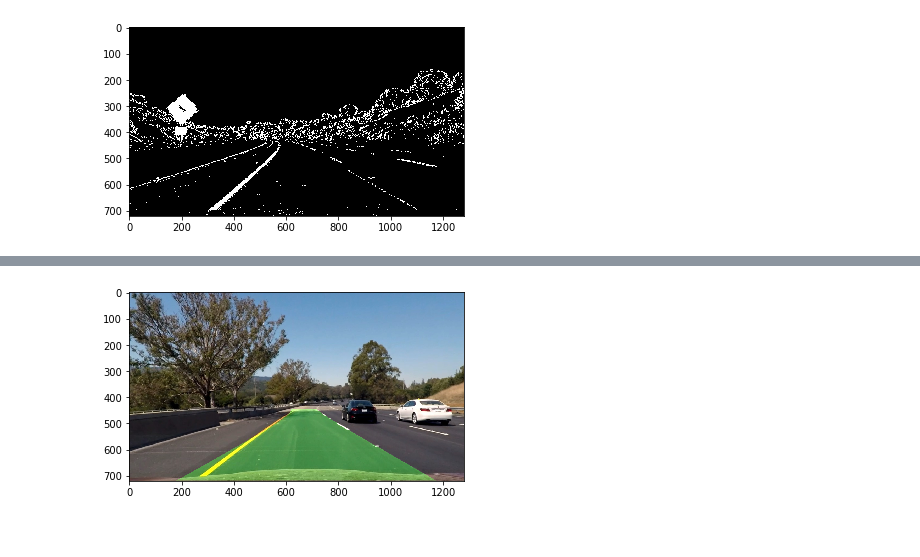
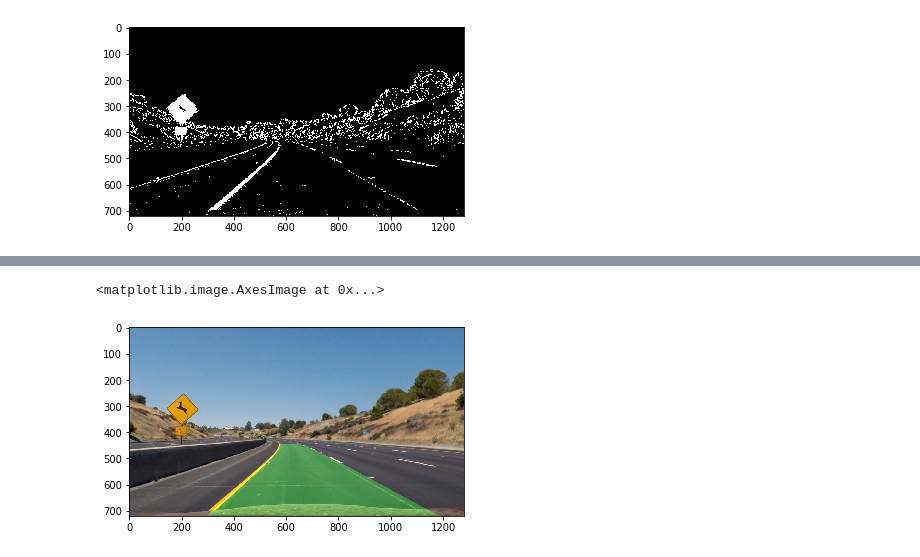
Before and after one commit to hackattendant/Lane-Detection-Python, a Jupyter notebook: Advanced-Lane-Lines.ipynb, the cells around one changed output, grey strips where cells are left out. Saved outputs shown, nothing was run; the diff lists cells and outputs as text; code cells hidden in the pictures.

```diff
--- a/Advanced-Lane-Lines.ipynb
+++ b/Advanced-Lane-Lines.ipynb
@@ -269,8 +267,8 @@ plt.savefig('output_images/undistThreshedTestImage.jpg')
 # %%
-image = mpimg.imread('test_images/test6.jpg')
-undist, mtx, dist  = cal_undistort(image, objpoints, imgpoints)
-threshed = threshold(undist)
-warped_binary = warp(threshed)
+# imageasdf = mpimg.imread('test_images/test2.jpg')
+# undistasdf, mtx, dist  = cal_undistort(imageasdf, objpoints, imgpoints)
+# threshedasdf = threshold(undistasdf)
+# warped_binary = warp(threshedasdf)
 
 
 
@@ -415,32 +413,33 @@ right_line_pts = np.hstack((right_line_window1, right_line_window2))
 # plt.plot(left_fitx, ploty, color='yellow')
 # plt.plot(right_fitx, ploty, color='yellow')
 # plt.xlim(0, 1280)
 # plt.ylim(720, 0)
 # plt.savefig('output_images/SkipSlidingWindowStep.jpg')
 
 
 
 
 
 
 
 # Create an image to draw the lines on
 warp_zero = np.zeros_like(binary_warped).astype(np.uint8)
 color_warp = np.dstack((warp_zero, warp_zero, warp_zero))
 
 # Recast the x and y points into usable format for cv2.fillPoly()
 pts_left = np.array([np.transpose(np.vstack([left_fitx, ploty]))])
 pts_right = np.array([np.flipud(np.transpose(np.vstack([right_fitx, ploty])))])
 pts = np.hstack((pts_left, pts_right))
 
 # Draw the lane onto the warped blank image
 cv2.fillPoly(color_warp, np.int_([pts]), (0,255, 0))
 
 # Warp the blank back to original image space using inverse perspective matrix (Minv)
 newwarp = cv2.warpPerspective(color_warp, Minv, (image.shape[1], image.shape[0]))
 # Combine the result with the original image
 result = cv2.addWeighted(undist, 1, newwarp, 0.3, 0)
 plt.imshow(result)
-plt.savefig("output_images/lanefindTest6.jpg")
+# plt.savefig("output_images/lanefindTest6.jpg")
 # %% [output]
+<matplotlib.image.AxesImage at 0x...>
-[figure, old version]
+[figure, new version]
```
Also changed, not shown: parts of 7 cells of this notebook, 1 other file.
